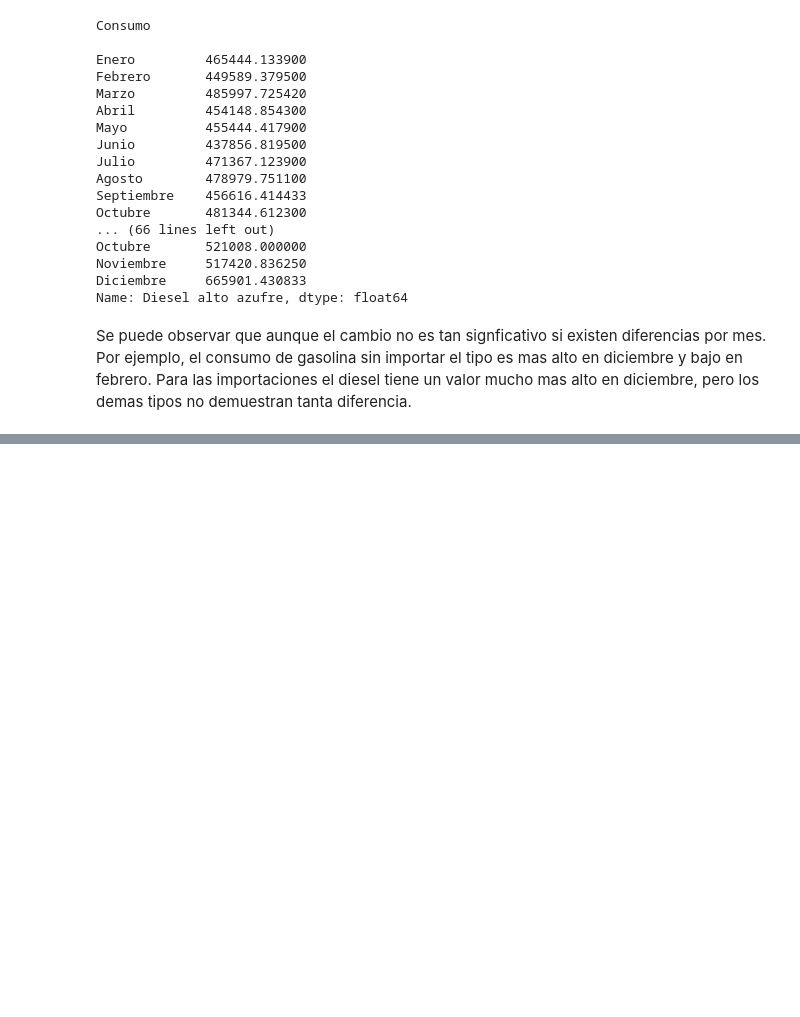
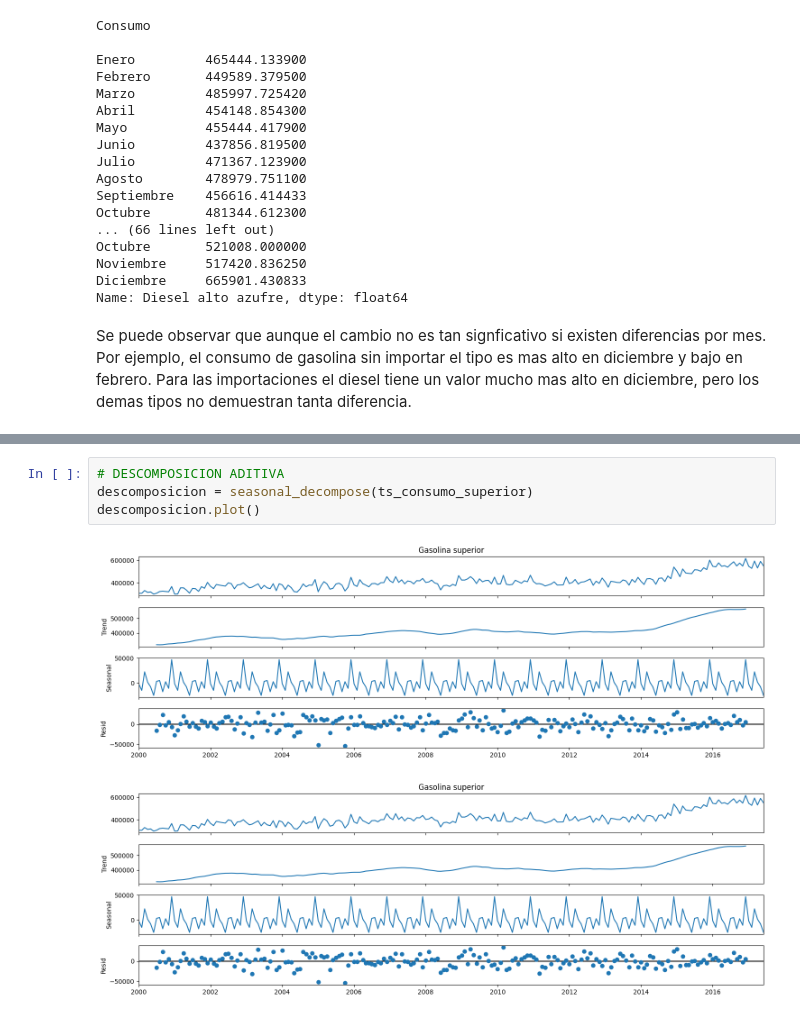
Before and after one commit to ArielaMishaanCohen/4-Lab-1-Series-de-Tiempo, a Jupyter notebook: Lab1.ipynb, the cells around one changed output, grey strips where cells are left out. Saved outputs shown, nothing was run; the diff lists cells and outputs as text; blank space fills up the shorter version.

```diff
--- a/Lab1.ipynb
+++ b/Lab1.ipynb
@@ -240,0 +360,7 @@ Se puede observar que aunque el cambio no es tan signficativo si existen diferen
+# %%
+# DESCOMPOSICION ADITIVA
+descomposicion = seasonal_decompose(ts_consumo_superior)
+descomposicion.plot()
+# %% [output]
+[figure, added]
+[figure, added]
```
Also changed, not shown: parts of 81 cells of this notebook.
